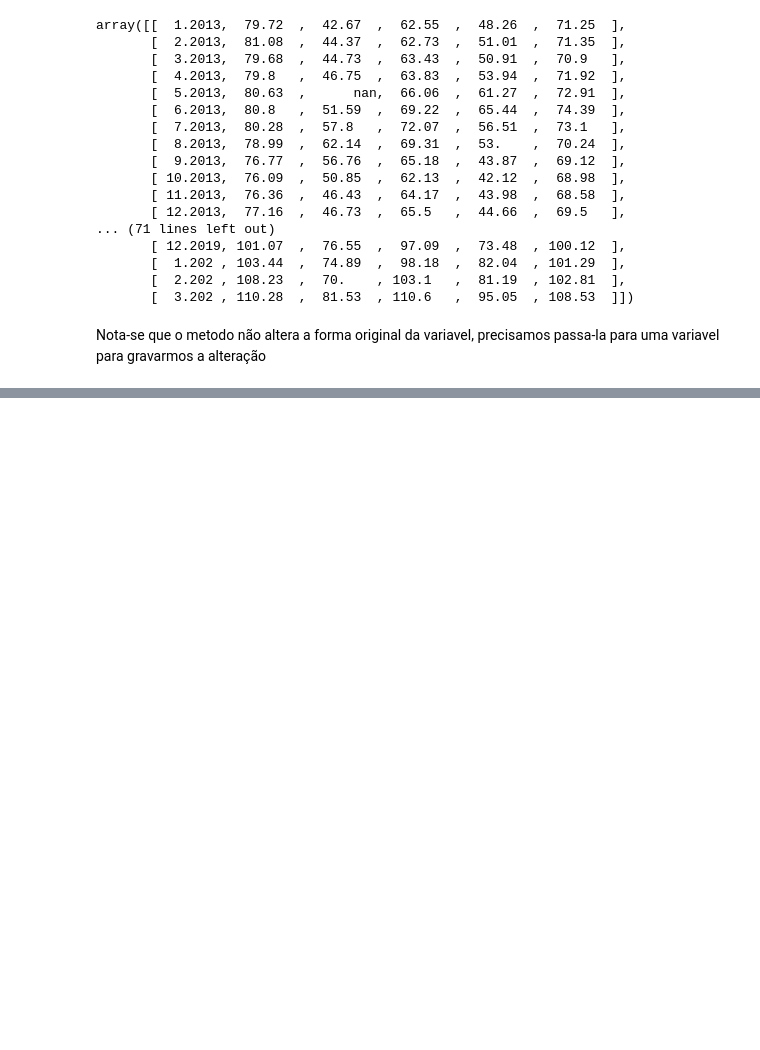
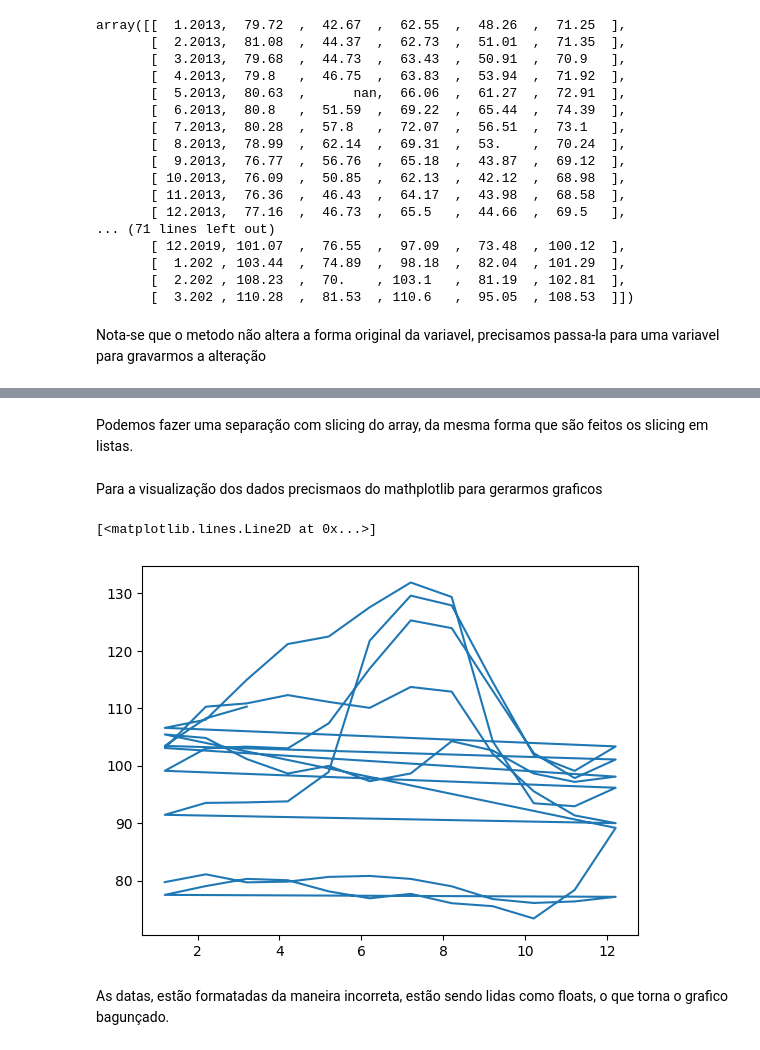
Before and after one commit to GustavoDwSantos/cursosalura, a Jupyter notebook: Python Para Data Science/NumPy_Analise_numerica.ipynb, the cells around one changed output, grey strips where cells are left out. Drawn from its saved outputs; the diff is of its cells as text; code cells hidden in the pictures; blank space fills up the shorter version.

Commit message:
Adição Curso NumPy análise numérica eficiente com python
-Adição referente ao notebook Aula 2 Exploração dos dados

```diff
--- a/Python Para Data Science/NumPy_Analise_numerica.ipynb
+++ b/Python Para Data Science/NumPy_Analise_numerica.ipynb
@@ -111,0 +136,8 @@ dado_transposto = dado.T
+# %%
+datas = dado_transposto[:,0]
+# %%
+precos = dado_transposto[:,1:6]
+# %% [markdown]
+Podemos fazer uma separação com slicing do array, da mesma forma que são feitos os slicing em listas.
+# %% [markdown]
+Para a visualização dos dados precismaos do mathplotlib para gerarmos graficos
@@ -111,0 +146,7 @@ dado_transposto = dado.T
+# %%
+plt.plot(datas,precos[:,0])
+# %% [output]
+[<matplotlib.lines.Line2D at 0x...>]
+[figure, added]
+# %% [markdown]
+As datas, estão formatadas da maneira incorreta, estão sendo lidas como floats, o que torna o grafico bagunçado.
```
Also changed, not shown: parts of 40 cells of this notebook.
